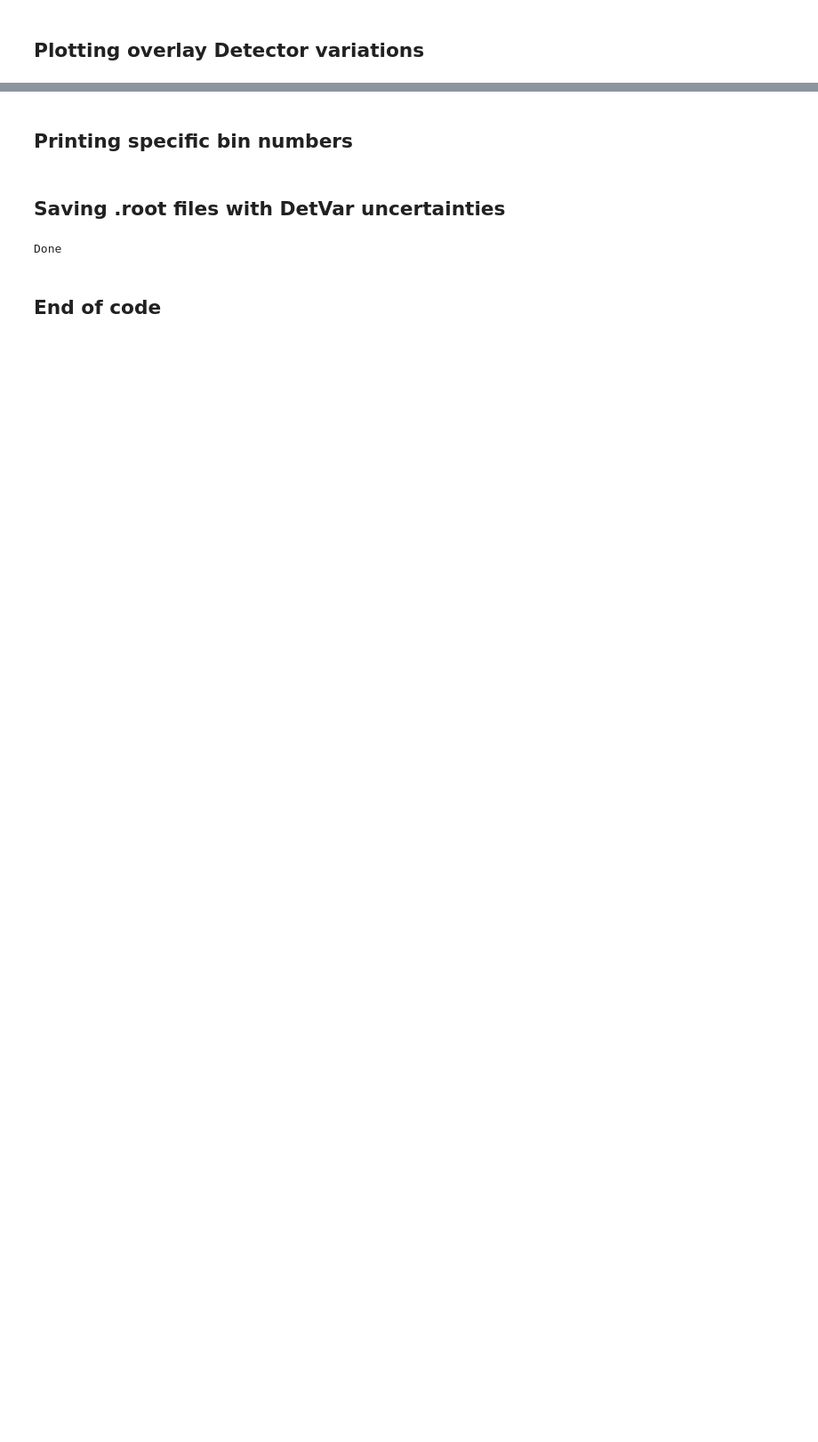
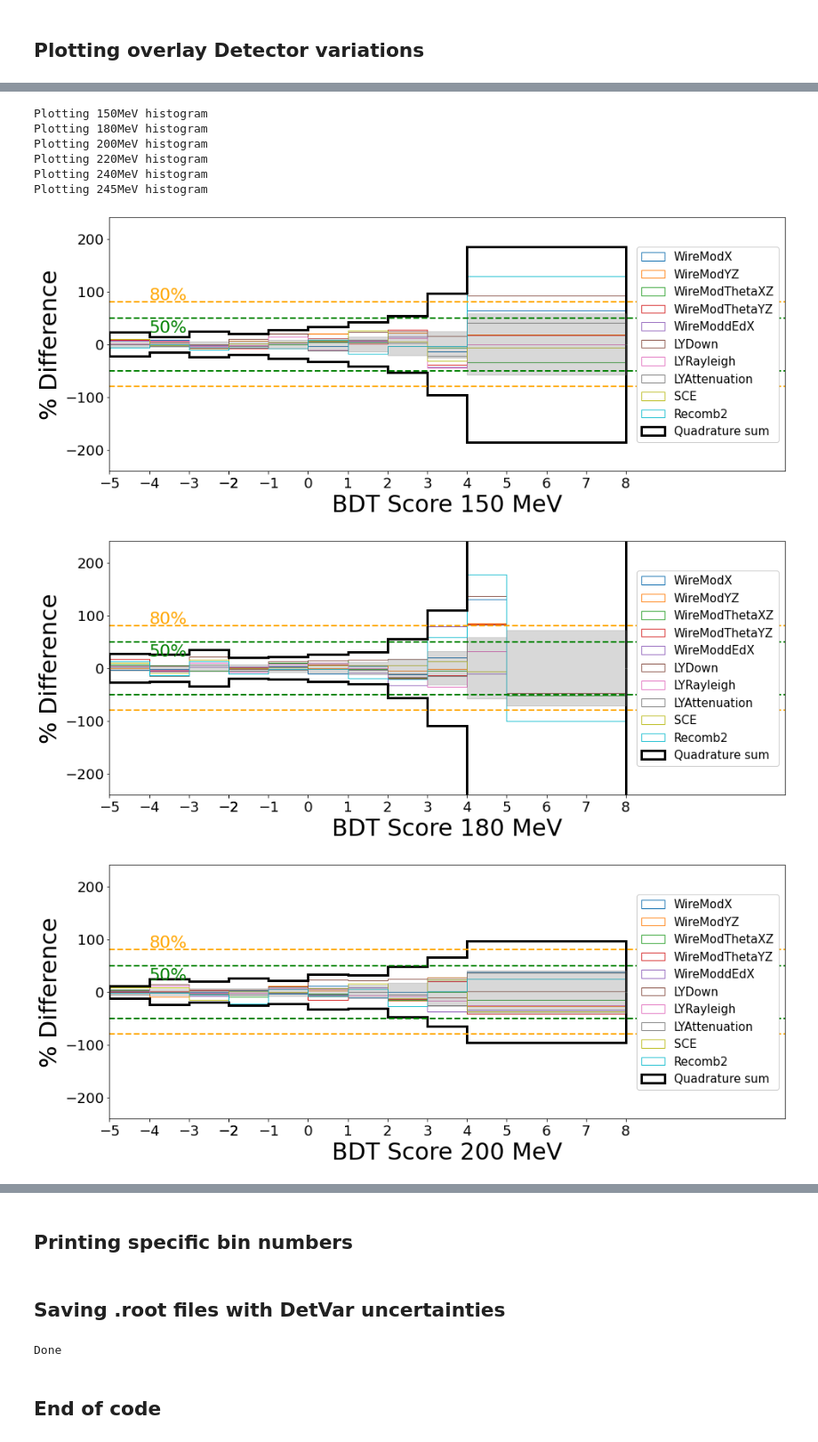
Before and after one commit to dmarsden01/uboone_HNL_analysis, a Jupyter notebook: 3.7_Bkg_DetVar_sys.ipynb, the cells around one changed output, grey strips where cells are left out. Shown at 89% size. Cells and saved outputs as stored; diff of their text form; code cells hidden in the pictures; blank space fills up the shorter version.

```diff
--- a/3.7_Bkg_DetVar_sys.ipynb
+++ b/3.7_Bkg_DetVar_sys.ipynb
@@ -33,13 +33,13 @@ print ('Success')
 Welcome to JupyROOT 6.24/06
 Success
 # %%
-Params = {"Run":"run1", #The run number, so far either "run1" or "run3"
-          "Load_single_file":True, #This will override everything else, put the desired file in the "single_file" line
+Params = {"Run":"run3", #The run number, so far either "run1" or "run3"
+          "Load_single_file":False, #This will override everything else, put the desired file in the "single_file" line
           "single_file":245,
           "Load_standard":True, #bkgs
           "Load_lepton_signal":False,
-          "Load_pi0_signal":False,
-          "Load_DetVars":False, #This is for overlay
+          "Load_pi0_signal":True,
+          "Load_DetVars":True, #This is for overlay
           "Only_keep_common_DetVar_evs":True,
           "Load_Signal_DetVars":False, #Don't do here, but in seperate script
           "Load_data":False,
@@ -95,15 +95,18 @@ for sample in samples:
 # New_feature_list = ['shrclusdir2', 'n_tracks', 'trk_energy', 'shr_theta_v', 'contained_sps_ratio', 'trk_chipr_best', 'shr_px_v', 'trk_end_x_v',
 #              'n_pfps', 'pfnplanehits_V', 'pfnplanehits_U', 'trk_calo_energy_u_v', 'nu_flashmatch_score', 'trk_score_v', 'NeutrinoEnergy2',
 #              'shr_phi_v', 'pfnplanehits_Y', 'shr_pz_v', 'trk_theta_v', 'trk_phi_v', 'trk_energy_hits_tot', 'trk_dir_z_v', 'SliceCaloEnergy2']
-New_feature_list = ['shrclusdir2', 'n_tracks', 'trk_energy', 'shr_theta_v', 'contained_sps_ratio', 'shr_px_v',
-                    'trk_end_x_v', 'n_pfps', 'pfnplanehits_V', 'pfnplanehits_U', 'trk_calo_energy_u_v', 'trk_score_v',
-                    'NeutrinoEnergy2', 'shr_phi_v', 'pfnplanehits_Y', 'shr_pz_v', 'trk_theta_v', 'trk_phi_v',
-                    'trk_dir_z_v']
+New_feature_list = ['n_pfps', 'n_tracks', 'shr_theta_v', 'shr_phi_v', 'shr_pz_v', 'shrclusdir2', 'shr_energy_tot', 'trk_theta_v',
+                    'trk_phi_v', 'trk_dir_z_v', 'trk_energy', 'trk_energy_tot', 'trk_calo_energy_u_v', 'trk_score_v', 'pfnplanehits_U',
+                    'pfnplanehits_V', 'pfnplanehits_Y', 'NeutrinoEnergy2']
+if Params["Run"] == "run3": New_feature_list=New_feature_list+ ['nu_flashmatch_score']
 # bdt_vars = feature_names
 bdt_vars = New_feature_list
 xgb_test_dict = {}
 
-BDT_name = "_FINAL.json"
+if Params["Run"] == "run1": BDT_name = "ultimate_full_reduced_benchmark"
+if Params["Run"] == "run3": BDT_name = "ultimate_benchmark_plus_flashmatch"
+
+# BDT_name = "ultimate_full_reduced_benchmark"
 
 for sample in sample_test_dict:
     xgb_test_dict[sample] = xgboost.DMatrix(sample_test_dict[sample][bdt_vars])
@@ -129,7 +132,7 @@ elif Params["Load_pi0_signal"] == False:
 if Params["Load_pi0_signal"] == True:
     for HNL_mass in Constants.HNL_mass_pi0_samples:
         bdt = xgboost.Booster()
-        bdt.load_model(f"bdts/pi0_selection/"+Params["Run"]+f"_{HNL_mass}_MeV_pi0.json")
+        bdt.load_model(f"bdts/pi0_selection/"+Params["Run"]+f"_{HNL_mass}MeV_pi0_{BDT_name}.json")
         for sample in xgb_test_dict:
             results = bdt.predict(xgb_test_dict[sample])
             sample_test_dict[sample][f"BDT_output_{HNL_mass}MeV"] = results
@@ -212,12 +215,19 @@ def Calc_stat_err(CV_hist, CV_hist_unweighted): #Calculate the statistical (Pois
 ## Plotting overlay Detector variations
 # %%
 bins_dict = {}
-filename = 'logit_ultimate_benchmark_data_test.root'
+filename = 'logit_ultimate_benchmark_test.root'
 if Params["Load_single_file"] == True:
     HNL_masses = [Params["single_file"]]
-else: HNL_masses = Constants.HNL_mass_samples
+else:
+    if Params["Load_pi0_signal"] == False:
+        HNL_masses = Constants.HNL_mass_samples
+        saved_loc = f'bdt_output/'
+    if Params["Load_pi0_signal"] == True:
+        HNL_masses = Constants.HNL_mass_pi0_samples
+        saved_loc = f'bdt_output/pi0/'
+
 for HNL_mass in HNL_masses:
-    hist_placeholder = uproot.open(f'bdt_output/'+Params["Run"]+f'_{HNL_mass}MeV_'+filename)
+    hist_placeholder = uproot.open(saved_loc+Params["Run"]+f'_{HNL_mass}MeV_'+filename)
     bins_dict[HNL_mass] = hist_placeholder['bkg_overlay'].to_numpy()[1] #A tuple of bin edges
 print("Loaded bins for " + str(bins_dict.keys()))
 # %% [output]
@@ -226,14 +240,14 @@ Loaded bins for dict_keys([245])
 # Want to swap this out for the neater script below. However, below currently getting problems with zero divisors and not plotting merged bins
 DetVar_percentages_dict = {}
 savefig = False
-display = False
+display = True
 
 figsize=(14, 6)
 linewidth = 1
 h_line_1 = 50 #Line displaying this % difference
 h_line_2 = 80
 
-for HNL_mass in Constants.HNL_mass_samples: #Looping over all mass points
+for HNL_mass in HNL_masses: #Looping over all mass points
 
     print(f"Plotting {HNL_mass}MeV histogram")
     if Params["Use_logit"] == True:
@@ -354,30 +368,40 @@ for HNL_mass in Constants.HNL_mass_samples: #Looping over all mass points
     #          histtype="step", color="black")
 
     if Params["Use_logit"] == True:plt.fill_between(x_coords, lowvals_frac, upvals_frac, step="post",color="grey",alpha=0.3,zorder=2)
 
     plt.legend(loc='center right',frameon=True, framealpha=1.0)
     plt.ylim(ylims)
     plt.xlim(xlims) #Goes up to 7 to leave space for the legend
     # plt.xlim([-5, 9]) #Goes up to 7 to leave space for the legend
     plt.xlabel(f'BDT Score {HNL_mass} MeV', fontsize=30)
     plt.ylabel('% Difference', fontsize=30)
 
     if max_y*100 > h_line_1:
         plt.axhline(y=h_line_1, lw=2, color='green', linestyle = 'dashed')
         plt.axhline(y=-1*(h_line_1), lw=2, color='green', linestyle = 'dashed')
         plt.text(-4, 22, "50%", color='green')
 
     if max_y*100 > h_line_2:
         plt.axhline(y=h_line_2, lw=2, color='orange', linestyle = 'dashed')
         plt.axhline(y=-1*(h_line_2), lw=2, color='orange', linestyle = 'dashed')
         plt.text(-4, 85, "80%", color='orange')
 
     plt.xticks(xticks) #Only keeping values for BDT scores which are possible.
     # plt.xticks([-5, -4, -3, -2, -1, 0, 1, 2, 3, 4, 5]) #Only keeping values for BDT scores which are possible.
     #plt.yscale()
     plt.tight_layout()
     if savefig == True:
         plt.savefig("plots/Sys_uncertainty/Overlay/DetVar/bkg_DetVars_" + Params["Run"] + "_" + str(HNL_mass) + "MeV_Qaudsum_zoomed.pdf")
         plt.savefig("plots/Sys_uncertainty/Overlay/DetVar/bkg_DetVars_" + Params["Run"] + "_" + str(HNL_mass) + "MeV_Qaudsum_zoomed.png")
     if display == False:
             plt.close()
+# %% [output]
+Plotting 150MeV histogram
+Plotting 180MeV histogram
+Plotting 200MeV histogram
+Plotting 220MeV histogram
+Plotting 240MeV histogram
+Plotting 245MeV histogram
+[figure, added]
+[figure, added]
+[figure, added]
```
Also changed, not shown: parts of 7 cells of this notebook, 4 other files.
